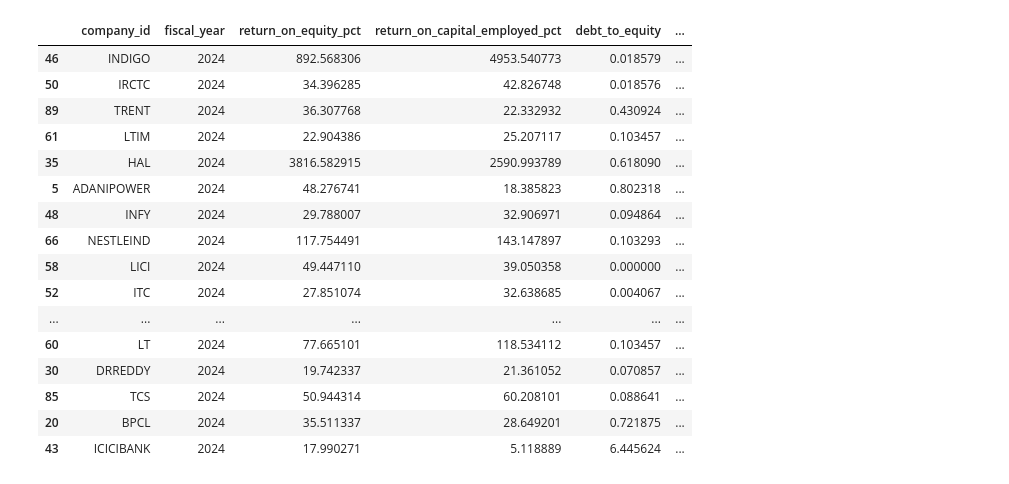
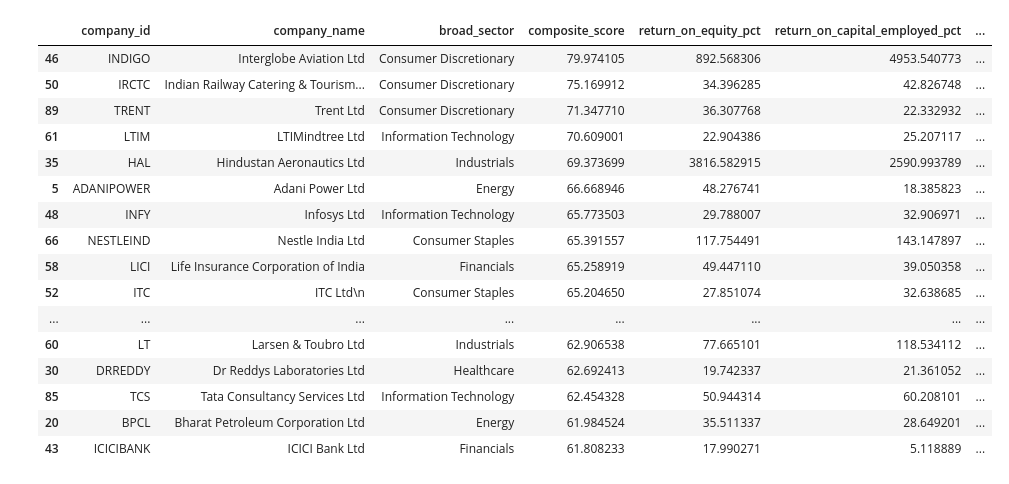
Before and after one commit to gundalarakesh262-cpu/nifty100-financial-intelligence, a Jupyter notebook: notebooks/Investment_Screener.ipynb, the cells around one changed output. Drawn from its saved outputs; the diff is of its cells as text; code cells hidden in the pictures.

```diff
--- a/notebooks/Investment_Screener.ipynb
+++ b/notebooks/Investment_Screener.ipynb
@@ -21,19 +81,17 @@ FileNotFoundError: [Errno 2] No such file or directory: '../data/processed/finan
 # %%
-# Make sure fiscal_year is numeric
-ratios["fiscal_year"] = pd.to_numeric(ratios["fiscal_year"], errors="coerce")
+screener_data["fiscal_year"] = pd.to_numeric(screener_data["fiscal_year"], errors="coerce")
 
-# Remove invalid year rows
-ratios_clean = ratios[ratios["fiscal_year"].notna()].copy()
-
-# Sort and pick latest year per company
 latest = (
-    ratios_clean
+    screener_data
+    .dropna(subset=["fiscal_year"])
     .sort_values(["company_id", "fiscal_year"])
     .groupby("company_id")
     .tail(1)
     .reset_index(drop=True)
 )
 
-print("Latest company universe:", latest.shape)
-latest[["company_id", "year", "fiscal_year"]].head()
+print("Latest screener universe:", latest.shape)
+print("Unique companies:", latest["company_id"].nunique())
+
+latest[["company_id", "company_name", "broad_sector", "year", "fiscal_year"]].head()
 # %% [output]
@@ -47,8 +106,5 @@ Latest company universe: (98, 62)
 # %%
 def percentile_score(series, higher_is_better=True):
-    """
-    Converts a numeric column into 0-100 percentile score.
-    """
     s = pd.to_numeric(series, errors="coerce")
 
     if higher_is_better:
@@ -59,33 +115,33 @@ def percentile_score(series, higher_is_better=True):
 
 scored = latest.copy()
 
-# Profitability score
-scored["score_roe"] = percentile_score(scored["return_on_equity_pct"], higher_is_better=True)
-scored["score_roce"] = percentile_score(scored["return_on_capital_employed_pct"], higher_is_better=True)
-scored["score_npm"] = percentile_score(scored["net_profit_margin_pct"], higher_is_better=True)
+# Profitability
+scored["score_roe"] = percentile_score(scored["return_on_equity_pct"], True)
+scored["score_roce"] = percentile_score(scored["return_on_capital_employed_pct"], True)
+scored["score_margin"] = percentile_score(scored["net_profit_margin_pct"], True)
 
-# Growth score
-scored["score_revenue_growth"] = percentile_score(scored["revenue_cagr_5y_pct"], higher_is_better=True)
-scored["score_pat_growth"] = percentile_score(scored["pat_cagr_5y_pct"], higher_is_better=True)
+# Growth
+scored["score_revenue_growth"] = percentile_score(scored["revenue_cagr_5y_pct"], True)
+scored["score_profit_growth"] = percentile_score(scored["pat_cagr_5y_pct"], True)
 
-# Debt score: lower debt is better
-scored["score_debt"] = percentile_score(scored["debt_to_equity"], higher_is_better=False)
+# Debt: lower is better
+scored["score_debt"] = percentile_score(scored["debt_to_equity"], False)
 
-# Cash flow score
-scored["score_fcf"] = percentile_score(scored["free_cash_flow_cr"], higher_is_better=True)
-scored["score_fcf_yield"] = percentile_score(scored["fcf_yield_pct"], higher_is_better=True)
+# Cash flow
+scored["score_fcf"] = percentile_score(scored["free_cash_flow_cr"], True)
+scored["score_fcf_yield"] = percentile_score(scored["fcf_yield_pct"], True)
 
-# Valuation score: lower P/E and P/B are better
-scored["score_pe"] = percentile_score(scored["pe_ratio"], higher_is_better=False)
-scored["score_pb"] = percentile_score(scored["pb_ratio"], higher_is_better=False)
+# Valuation: lower is better
+scored["score_pe"] = percentile_score(scored["pe_ratio"], False)
+scored["score_pb"] = percentile_score(scored["pb_ratio"], False)
 
-# Composite score
+# Final composite score
 scored["composite_score"] = (
     scored["score_roe"].fillna(50) * 0.15 +
     scored["score_roce"].fillna(50) * 0.15 +
-    scored["score_npm"].fillna(50) * 0.10 +
+    scored["score_margin"].fillna(50) * 0.10 +
     scored["score_revenue_growth"].fillna(50) * 0.15 +
-    scored["score_pat_growth"].fillna(50) * 0.15 +
+    scored["score_profit_growth"].fillna(50) * 0.15 +
     scored["score_debt"].fillna(50) * 0.10 +
     scored["score_fcf"].fillna(50) * 0.10 +
     scored["score_pe"].fillna(50) * 0.05 +
@@ -94,9 +150,12 @@ scored["composite_score"] = (
 
 scored = scored.sort_values("composite_score", ascending=False)
 
+print("Scoring completed.")
 scored[[
     "company_id",
-    "fiscal_year",
+    "company_name",
+    "broad_sector",
+    "composite_score",
     "return_on_equity_pct",
     "return_on_capital_employed_pct",
     "debt_to_equity",
@@ -104,7 +163,6 @@ scored[[
     "revenue_cagr_5y_pct",
     "pat_cagr_5y_pct",
     "pe_ratio",
-    "pb_ratio",
-    "composite_score"
+    "pb_ratio"
 ]].head(20)
 # %% [output]
@@ -111,20 +170,20 @@ scored[[
-|  | company_id | fiscal_year | return_on_equity_pct | return_on_capital_employed_pct | debt_to_equity | ... |
-| 46 | INDIGO | 2024 | 892.568306 | 4953.540773 | 0.018579 | ... |
-| 50 | IRCTC | 2024 | 34.396285 | 42.826748 | 0.018576 | ... |
-| 89 | TRENT | 2024 | 36.307768 | 22.332932 | 0.430924 | ... |
-| 61 | LTIM | 2024 | 22.904386 | 25.207117 | 0.103457 | ... |
-| 35 | HAL | 2024 | 3816.582915 | 2590.993789 | 0.618090 | ... |
-| 5 | ADANIPOWER | 2024 | 48.276741 | 18.385823 | 0.802318 | ... |
-| 48 | INFY | 2024 | 29.788007 | 32.906971 | 0.094864 | ... |
-| 66 | NESTLEIND | 2024 | 117.754491 | 143.147897 | 0.103293 | ... |
-| 58 | LICI | 2024 | 49.447110 | 39.050358 | 0.000000 | ... |
-| 52 | ITC | 2024 | 27.851074 | 32.638685 | 0.004067 | ... |
-| ... | ... | ... | ... | ... | ... | ... |
-| 60 | LT | 2024 | 77.665101 | 118.534112 | 0.103457 | ... |
-| 30 | DRREDDY | 2024 | 19.742337 | 21.361052 | 0.070857 | ... |
-| 85 | TCS | 2024 | 50.944314 | 60.208101 | 0.088641 | ... |
-| 20 | BPCL | 2024 | 35.511337 | 28.649201 | 0.721875 | ... |
-| 43 | ICICIBANK | 2024 | 17.990271 | 5.118889 | 6.445624 | ... |
+|  | company_id | company_name | broad_sector | composite_score | return_on_equity_pct | return_on_capital_employed_pct | ... |
+| 46 | INDIGO | Interglobe Aviation Ltd | Consumer Discretionary | 79.974105 | 892.568306 | 4953.540773 | ... |
+| 50 | IRCTC | Indian Railway Catering & Tourism... | Consumer Discretionary | 75.169912 | 34.396285 | 42.826748 | ... |
+| 89 | TRENT | Trent Ltd | Consumer Discretionary | 71.347710 | 36.307768 | 22.332932 | ... |
+| 61 | LTIM | LTIMindtree Ltd | Information Technology | 70.609001 | 22.904386 | 25.207117 | ... |
+| 35 | HAL | Hindustan Aeronautics Ltd | Industrials | 69.373699 | 3816.582915 | 2590.993789 | ... |
+| 5 | ADANIPOWER | Adani Power Ltd | Energy | 66.668946 | 48.276741 | 18.385823 | ... |
+| 48 | INFY | Infosys Ltd | Information Technology | 65.773503 | 29.788007 | 32.906971 | ... |
+| 66 | NESTLEIND | Nestle India Ltd | Consumer Staples | 65.391557 | 117.754491 | 143.147897 | ... |
+| 58 | LICI | Life Insurance Corporation of India | Financials | 65.258919 | 49.447110 | 39.050358 | ... |
+| 52 | ITC | ITC Ltd\n | Consumer Staples | 65.204650 | 27.851074 | 32.638685 | ... |
+| ... | ... | ... | ... | ... | ... | ... | ... |
+| 60 | LT | Larsen & Toubro Ltd | Industrials | 62.906538 | 77.665101 | 118.534112 | ... |
+| 30 | DRREDDY | Dr Reddys Laboratories Ltd | Healthcare | 62.692413 | 19.742337 | 21.361052 | ... |
+| 85 | TCS | Tata Consultancy Services Ltd | Information Technology | 62.454328 | 50.944314 | 60.208101 | ... |
+| 20 | BPCL | Bharat Petroleum Corporation Ltd | Energy | 61.984524 | 35.511337 | 28.649201 | ... |
+| 43 | ICICIBANK | ICICI Bank Ltd | Financials | 61.808233 | 17.990271 | 5.118889 | ... |
 # %%
 def run_screener(
     data,
```
Also changed, not shown: parts of 8 cells of this notebook.
